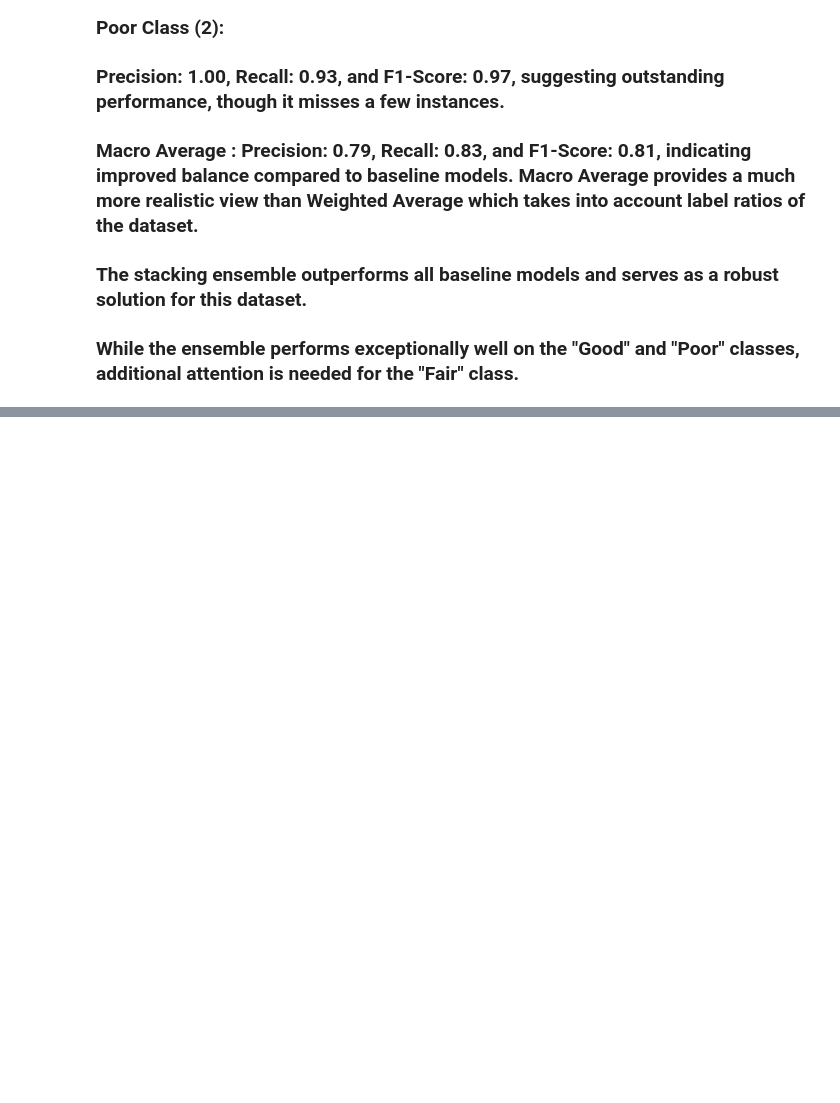
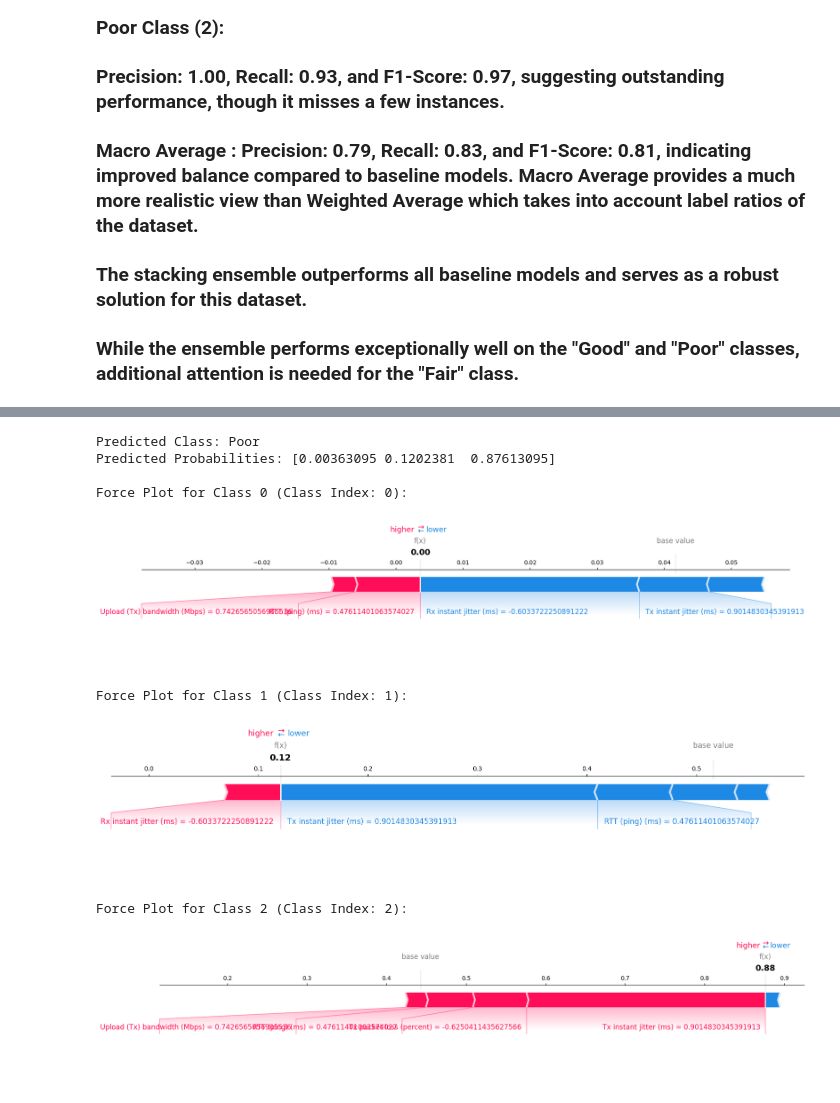
Before and after one commit to burikyali/burikyali, a Jupyter notebook: ml-video-conferencing-analysis.ipynb, the cells around one changed output, grey strips where cells are left out. Saved outputs shown, nothing was run; the diff lists cells and outputs as text; code cells hidden in the pictures; blank space fills up the shorter version.

```diff
--- a/ml-video-conferencing-analysis.ipynb
+++ b/ml-video-conferencing-analysis.ipynb
@@ -1897,0 +2151,23 @@ weighted avg       0.95      0.94      0.94       134
+# %%
+import shap
+shap.initjs()  # Initialize JavaScript for SHAP visualizations
+
+# Local Explanation for a Single Instance
+instance_idx = 10  # Example instance index
+
+# Extract predicted class and probabilities
+predicted_class = rf_random_search.best_estimator_.predict(val_scaled_df[selected_features])[instance_idx]
+predicted_probabilities = rf_random_search.best_estimator_.predict_proba(val_scaled_df[selected_features])[instance_idx]
+
+print(f"Predicted Class: {predicted_class}")
+print(f"Predicted Probabilities: {predicted_probabilities}")
+
+# Render force plots for each class
+for class_idx, class_name in enumerate(['Class 0', 'Class 1', 'Class 2']):  # Adjust class names
+    print(f"\nForce Plot for {class_name} (Class Index: {class_idx}):")
+    shap.force_plot(
+        rf_explainer.expected_value[class_idx],  # Base value for the class
+        rf_shap_values[class_idx][instance_idx],  # SHAP values for the instance and class
+        val_scaled_df.iloc[instance_idx][selected_features], matplotlib=True  # Feature values for the instance
+    )
+# %% [output]
@@ -1897,0 +2175,9 @@ weighted avg       0.95      0.94      0.94       134
+Predicted Class: Poor
+Predicted Probabilities: [0.00363095 0.1202381  0.87613095]
+
+Force Plot for Class 0 (Class Index: 0):
+[figure, added]
+Force Plot for Class 1 (Class Index: 1):
+[figure, added]
+Force Plot for Class 2 (Class Index: 2):
+[figure, added]
```
Also changed, not shown: parts of 37 cells of this notebook.
